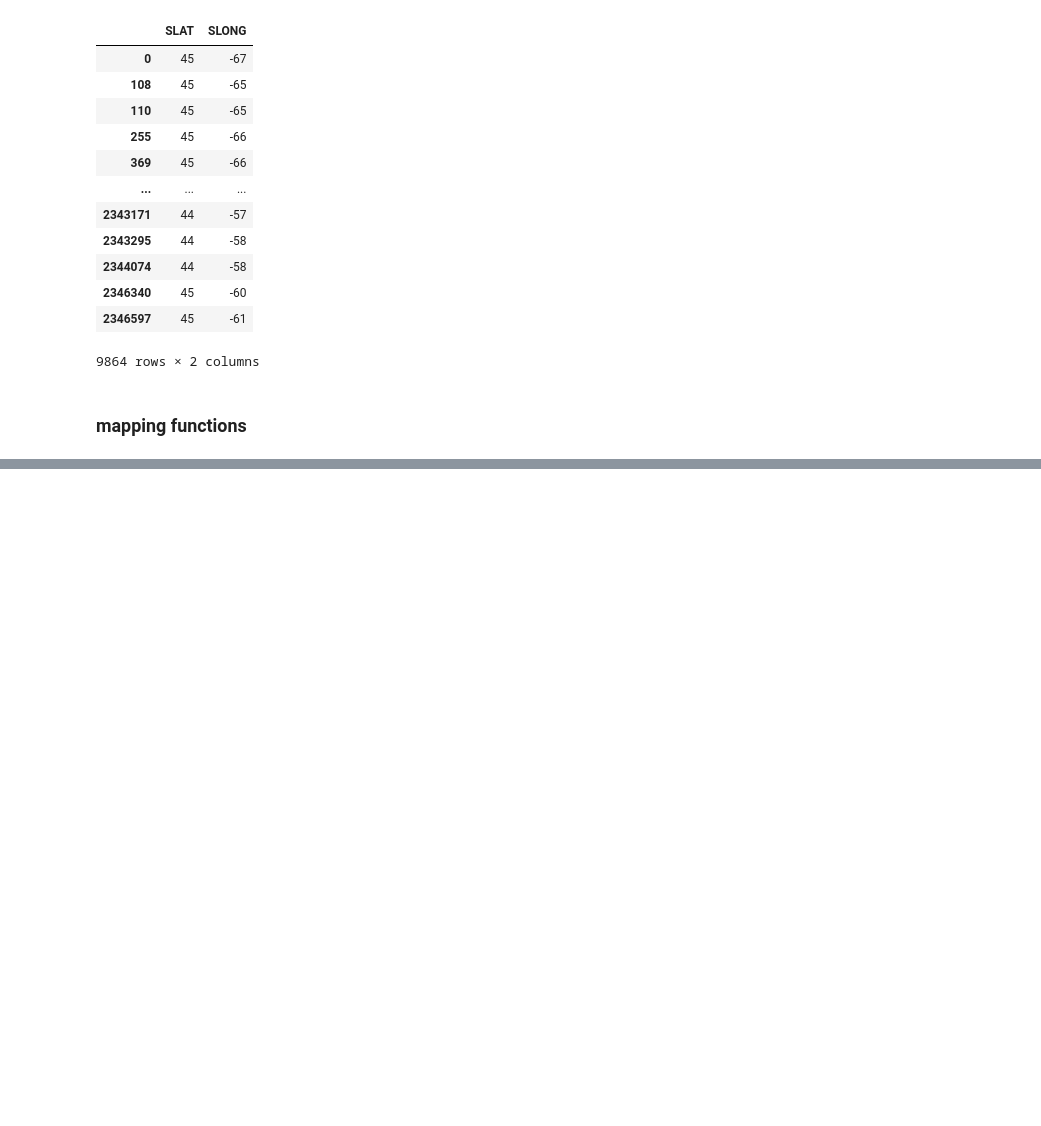
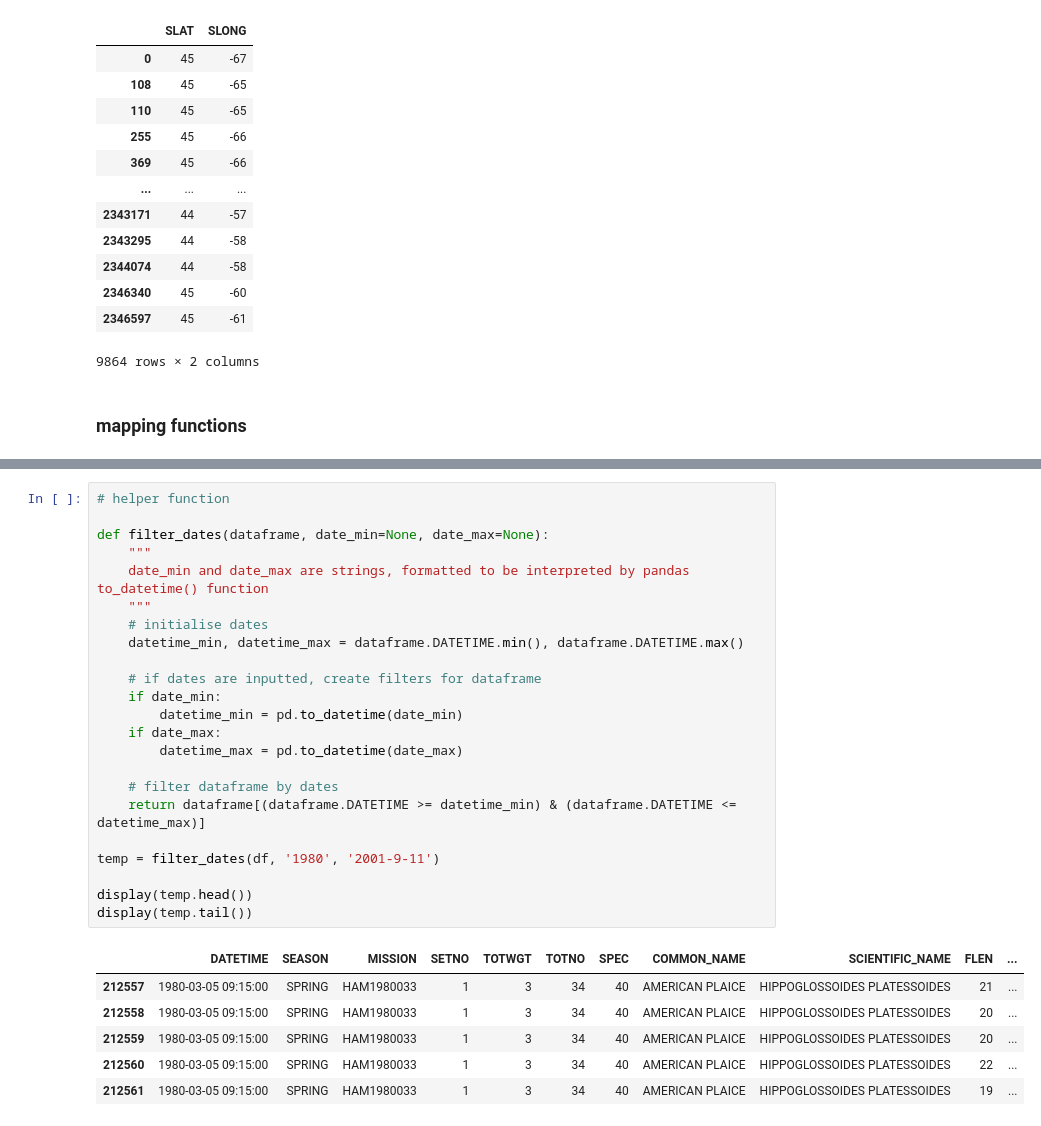
Before and after one commit to KevinCarr42/Maritimes-Research-Vessel-Surveys, a Jupyter notebook: Notebook3_Functions.ipynb, the cells around one changed output, grey strips where cells are left out. Saved outputs shown, nothing was run; the diff lists cells and outputs as text; blank space fills up the shorter version.

```diff
--- a/Notebook3_Functions.ipynb
+++ b/Notebook3_Functions.ipynb
@@ -726,0 +679,30 @@ map_species(df, 10, '1980', '2001-9-11')
+# %%
+# helper function
+
+def filter_dates(dataframe, date_min=None, date_max=None):
+    """
+    date_min and date_max are strings, formatted to be interpreted by pandas to_datetime() function
+    """
+    # initialise dates
+    datetime_min, datetime_max = dataframe.DATETIME.min(), dataframe.DATETIME.max()
+
+    # if dates are inputted, create filters for dataframe
+    if date_min:
+        datetime_min = pd.to_datetime(date_min)
+    if date_max:
+        datetime_max = pd.to_datetime(date_max)
+
+    # filter dataframe by dates
+    return dataframe[(dataframe.DATETIME >= datetime_min) & (dataframe.DATETIME <= datetime_max)]
+
+temp = filter_dates(df, '1980', '2001-9-11')
+
+display(temp.head())
+display(temp.tail())
+# %% [output]
+|  | DATETIME | SEASON | MISSION | SETNO | TOTWGT | TOTNO | SPEC | COMMON_NAME | SCIENTIFIC_NAME | FLEN | ... |
+| 212557 | 1980-03-05 09:15:00 | SPRING | HAM1980033 | 1 | 3 | 34 | 40 | AMERICAN PLAICE | HIPPOGLOSSOIDES PLATESSOIDES | 21 | ... |
+| 212558 | 1980-03-05 09:15:00 | SPRING | HAM1980033 | 1 | 3 | 34 | 40 | AMERICAN PLAICE | HIPPOGLOSSOIDES PLATESSOIDES | 20 | ... |
+| 212559 | 1980-03-05 09:15:00 | SPRING | HAM1980033 | 1 | 3 | 34 | 40 | AMERICAN PLAICE | HIPPOGLOSSOIDES PLATESSOIDES | 20 | ... |
+| 212560 | 1980-03-05 09:15:00 | SPRING | HAM1980033 | 1 | 3 | 34 | 40 | AMERICAN PLAICE | HIPPOGLOSSOIDES PLATESSOIDES | 22 | ... |
+| 212561 | 1980-03-05 09:15:00 | SPRING | HAM1980033 | 1 | 3 | 34 | 40 | AMERICAN PLAICE | HIPPOGLOSSOIDES PLATESSOIDES | 19 | ... |
```
Also changed, not shown: parts of 11 cells of this notebook.
